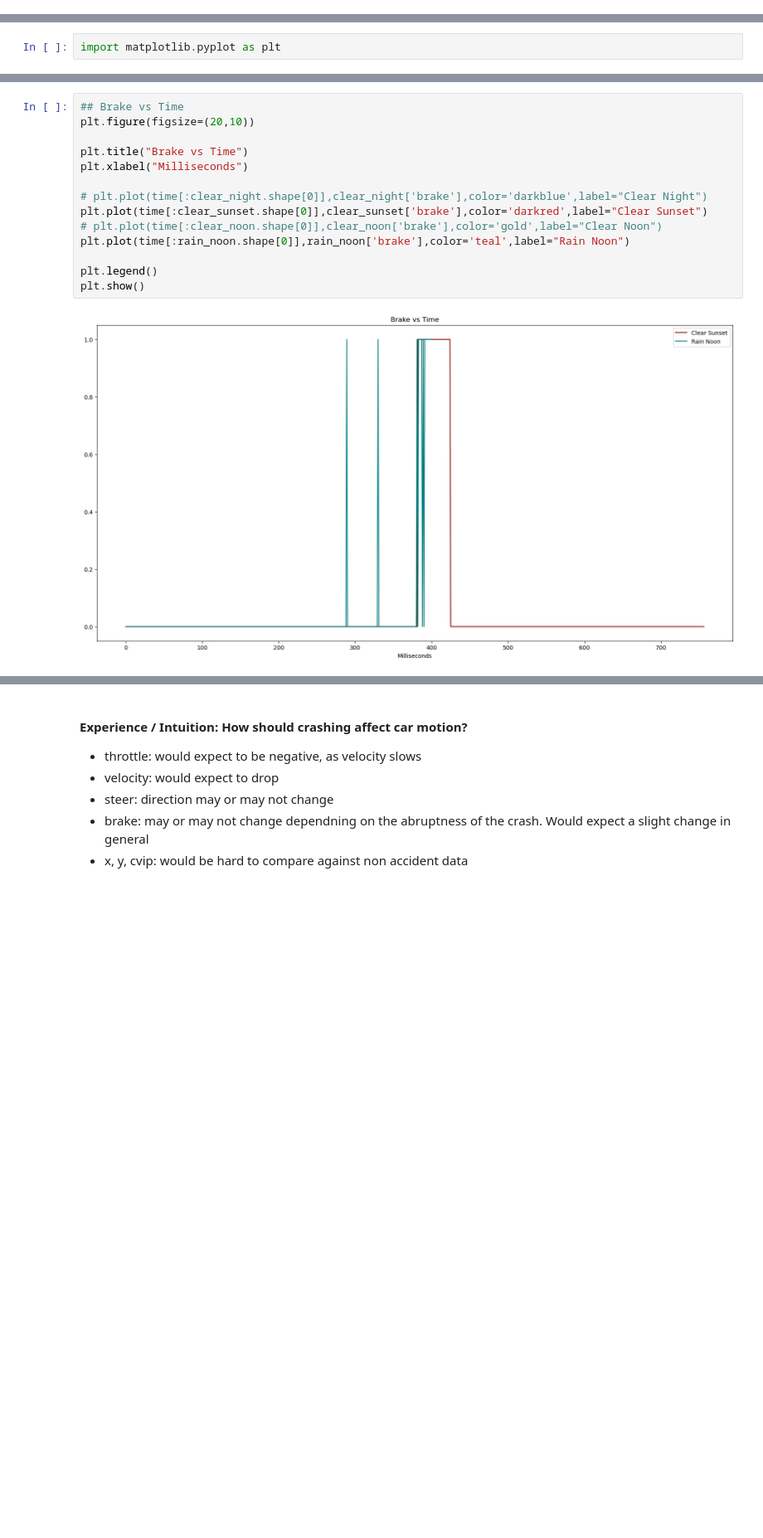
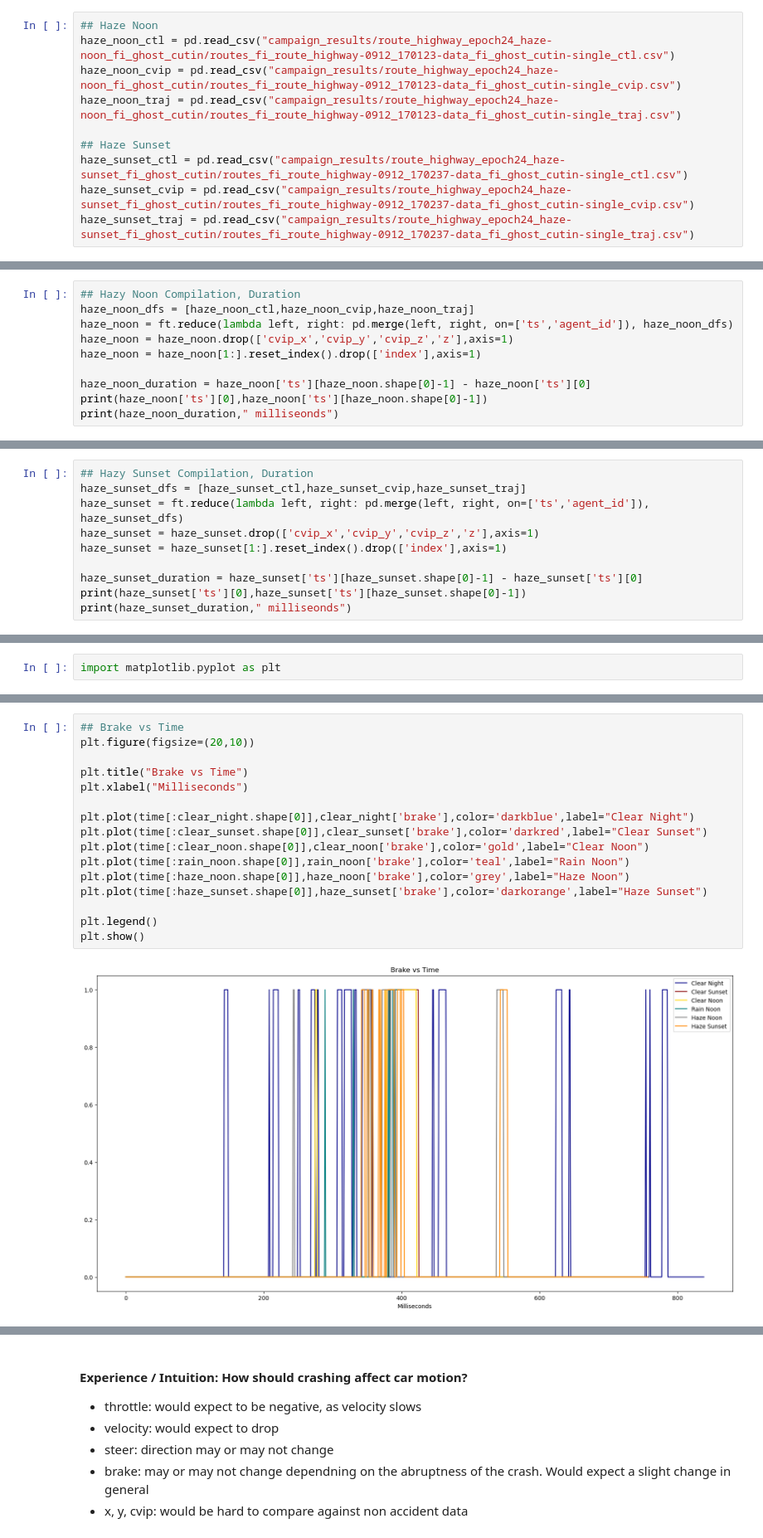
Before and after one commit to mrojaspell/MP1, a Jupyter notebook: notebook1_larson.ipynb, the cells around one changed output, grey strips where cells are left out. Shown at 83% size. Drawn from its saved outputs; the diff is of its cells as text; blank space fills up the shorter version.

```diff
--- a/notebook1_larson.ipynb
+++ b/notebook1_larson.ipynb
@@ -26,6 +26,16 @@ clear_noon_traj = pd.read_csv("campaign_results/route_highway_epoch24_clear-noon
 rain_noon_ctl = pd.read_csv("campaign_results/route_highway_epoch24_rain-noon_fi_ghost_cutin/routes_fi_route_highway-0912_165918-data_fi_ghost_cutin-single_ctl.csv")
 rain_noon_cvip = pd.read_csv("campaign_results/route_highway_epoch24_rain-noon_fi_ghost_cutin/routes_fi_route_highway-0912_165918-data_fi_ghost_cutin-single_cvip.csv")
 rain_noon_traj = pd.read_csv("campaign_results/route_highway_epoch24_rain-noon_fi_ghost_cutin/routes_fi_route_highway-0912_165918-data_fi_ghost_cutin-single_traj.csv")
+# %%
+## Haze Noon
+haze_noon_ctl = pd.read_csv("campaign_results/route_highway_epoch24_haze-noon_fi_ghost_cutin/routes_fi_route_highway-0912_170123-data_fi_ghost_cutin-single_ctl.csv")
+haze_noon_cvip = pd.read_csv("campaign_results/route_highway_epoch24_haze-noon_fi_ghost_cutin/routes_fi_route_highway-0912_170123-data_fi_ghost_cutin-single_cvip.csv")
+haze_noon_traj = pd.read_csv("campaign_results/route_highway_epoch24_haze-noon_fi_ghost_cutin/routes_fi_route_highway-0912_170123-data_fi_ghost_cutin-single_traj.csv")
+
+## Haze Sunset
+haze_sunset_ctl = pd.read_csv("campaign_results/route_highway_epoch24_haze-sunset_fi_ghost_cutin/routes_fi_route_highway-0912_170237-data_fi_ghost_cutin-single_ctl.csv")
+haze_sunset_cvip = pd.read_csv("campaign_results/route_highway_epoch24_haze-sunset_fi_ghost_cutin/routes_fi_route_highway-0912_170237-data_fi_ghost_cutin-single_cvip.csv")
+haze_sunset_traj = pd.read_csv("campaign_results/route_highway_epoch24_haze-sunset_fi_ghost_cutin/routes_fi_route_highway-0912_170237-data_fi_ghost_cutin-single_traj.csv")
 # %%
 ## First 5 rows of clear-night condition
 
@@ -142,3 +152,13 @@ print(rain_noon_duration," milliseonds")
 # %% [output]
 25804 26204
 400  milliseonds
+# %%
+## Hazy Noon Compilation, Duration
+haze_noon_dfs = [haze_noon_ctl,haze_noon_cvip,haze_noon_traj]
+haze_noon = ft.reduce(lambda left, right: pd.merge(left, right, on=['ts','agent_id']), haze_noon_dfs)
+haze_noon = haze_noon.drop(['cvip_x','cvip_y','cvip_z','z'],axis=1)
+haze_noon = haze_noon[1:].reset_index().drop(['index'],axis=1)
+
+haze_noon_duration = haze_noon['ts'][haze_noon.shape[0]-1] - haze_noon['ts'][0]
+print(haze_noon['ts'][0],haze_noon['ts'][haze_noon.shape[0]-1])
+print(haze_noon_duration," milliseonds")
@@ -144,0 +168,10 @@ print(rain_noon_duration," milliseonds")
+# %%
+## Hazy Sunset Compilation, Duration
+haze_sunset_dfs = [haze_sunset_ctl,haze_sunset_cvip,haze_sunset_traj]
+haze_sunset = ft.reduce(lambda left, right: pd.merge(left, right, on=['ts','agent_id']), haze_sunset_dfs)
+haze_sunset = haze_sunset.drop(['cvip_x','cvip_y','cvip_z','z'],axis=1)
+haze_sunset = haze_sunset[1:].reset_index().drop(['index'],axis=1)
+
+haze_sunset_duration = haze_sunset['ts'][haze_sunset.shape[0]-1] - haze_sunset['ts'][0]
+print(haze_sunset['ts'][0],haze_sunset['ts'][haze_sunset.shape[0]-1])
+print(haze_sunset_duration," milliseonds")
@@ -224,19 +268,21 @@ plt.show()
 # %%
 ## Brake vs Time
 plt.figure(figsize=(20,10))
 
 plt.title("Brake vs Time")
 plt.xlabel("Milliseconds")
 
-# plt.plot(time[:clear_night.shape[0]],clear_night['brake'],color='darkblue',label="Clear Night")
+plt.plot(time[:clear_night.shape[0]],clear_night['brake'],color='darkblue',label="Clear Night")
 plt.plot(time[:clear_sunset.shape[0]],clear_sunset['brake'],color='darkred',label="Clear Sunset")
-# plt.plot(time[:clear_noon.shape[0]],clear_noon['brake'],color='gold',label="Clear Noon")
+plt.plot(time[:clear_noon.shape[0]],clear_noon['brake'],color='gold',label="Clear Noon")
 plt.plot(time[:rain_noon.shape[0]],rain_noon['brake'],color='teal',label="Rain Noon")
+plt.plot(time[:haze_noon.shape[0]],haze_noon['brake'],color='grey',label="Haze Noon")
+plt.plot(time[:haze_sunset.shape[0]],haze_sunset['brake'],color='darkorange',label="Haze Sunset")
 
 plt.legend()
 plt.show()
 # %% [output]
-[figure, old version]
+[figure, new version]
 # %%
 ## Cvip vs Time
 plt.figure(figsize=(20,10))
```
Also changed, not shown: parts of 27 cells of this notebook.
